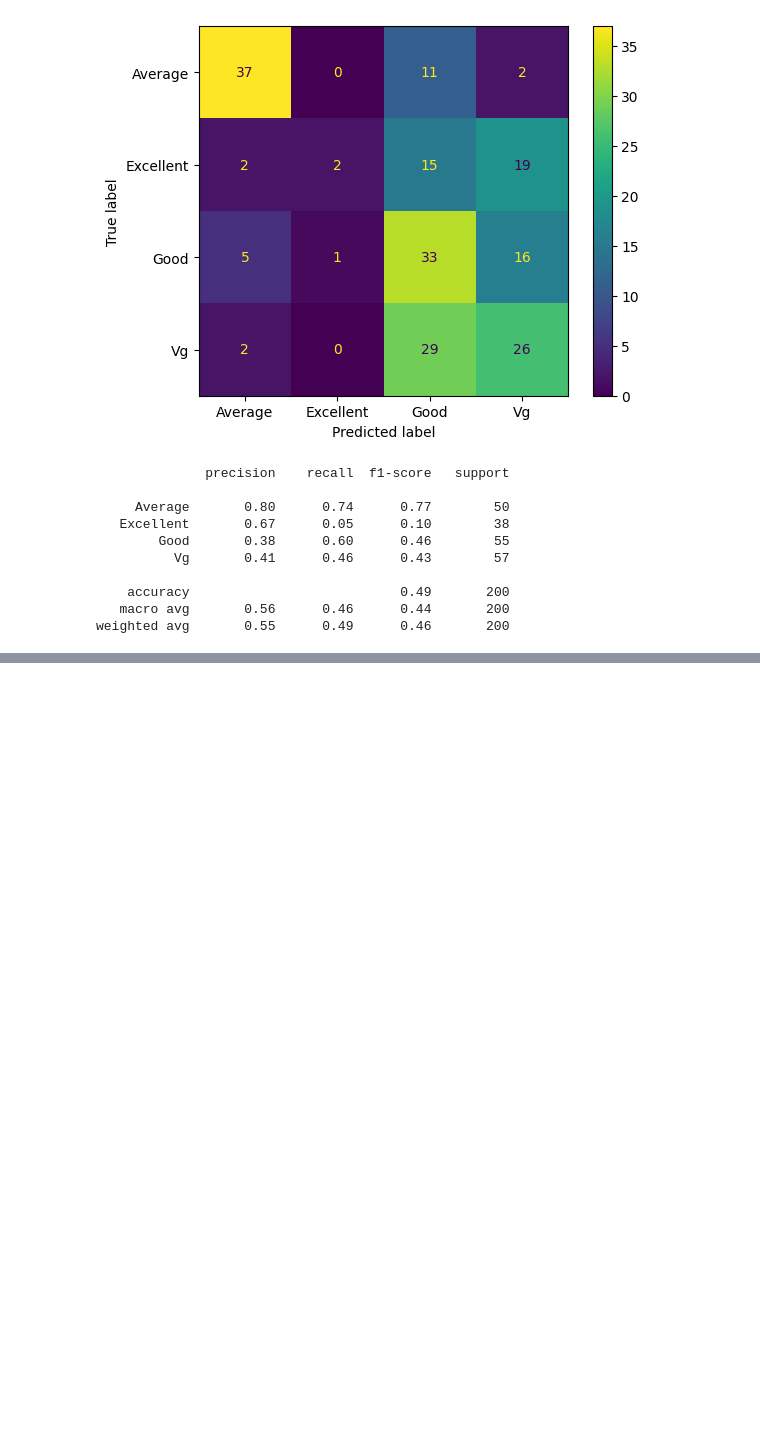
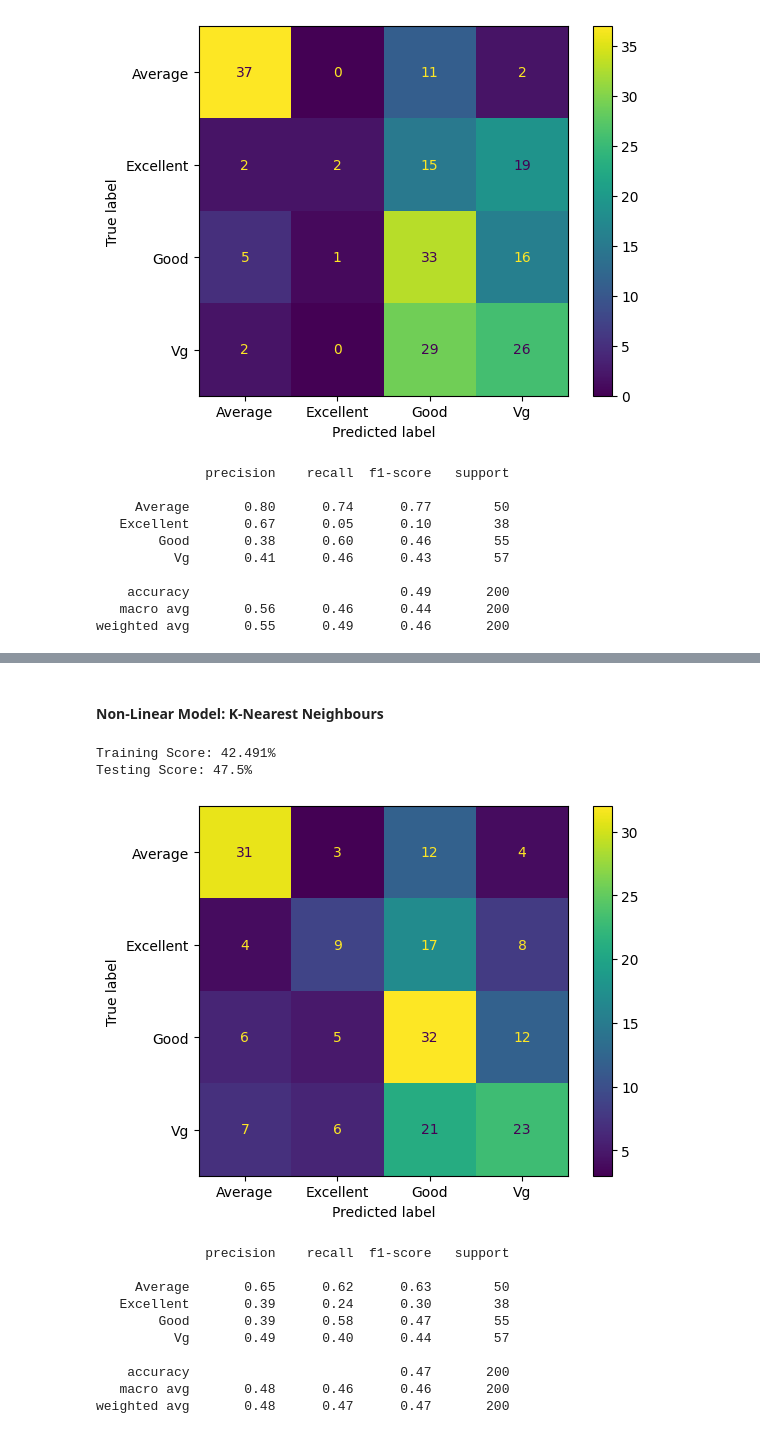
Before and after one commit to Purinat33/Machine-Learning-Project-1, a Jupyter notebook: proj1.ipynb, the cells around one changed output, grey strips where cells are left out. Saved outputs shown, nothing was run; the diff lists cells and outputs as text; code cells hidden in the pictures; blank space fills up the shorter version.

```diff
--- a/proj1.ipynb
+++ b/proj1.ipynb
@@ -411,0 +437,20 @@ weighted avg       0.55      0.49      0.46       200
+# %% [markdown]
+#### Non-Linear Model: K-Nearest Neighbours
+# %%
+from sklearn.neighbors import KNeighborsClassifier
+
+learn(KNeighborsClassifier())
+# %% [output]
+Training Score: 42.491%
+Testing Score: 47.5%
+[figure, added]
+              precision    recall  f1-score   support
+
+     Average       0.65      0.62      0.63        50
+   Excellent       0.39      0.24      0.30        38
+        Good       0.39      0.58      0.47        55
+          Vg       0.49      0.40      0.44        57
+
+    accuracy                           0.47       200
+   macro avg       0.48      0.46      0.46       200
+weighted avg       0.48      0.47      0.47       200
```
Also changed, not shown: parts of 26 cells of this notebook.
